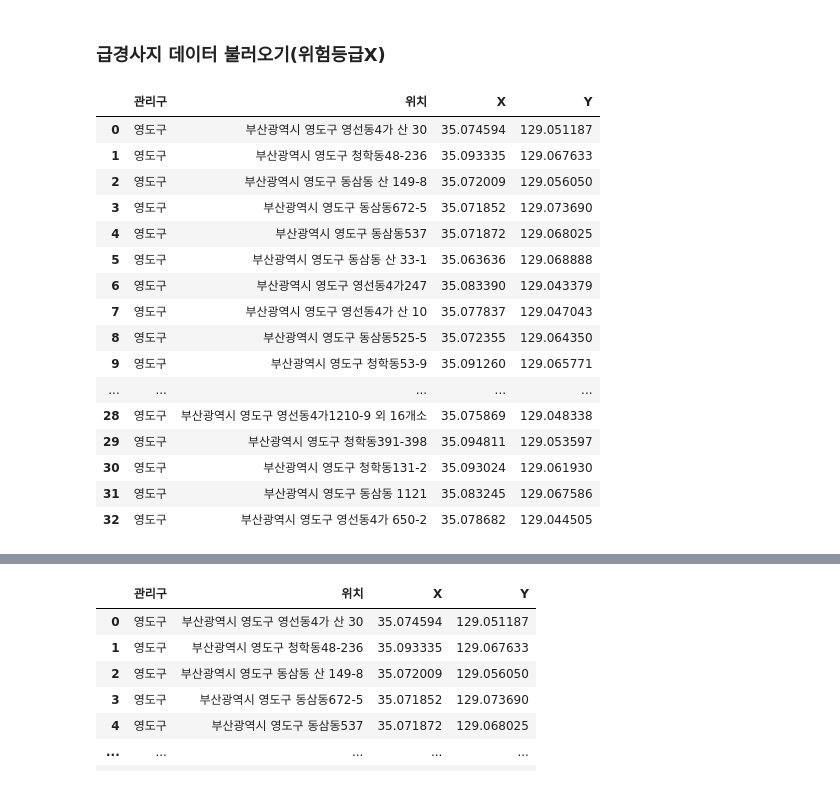
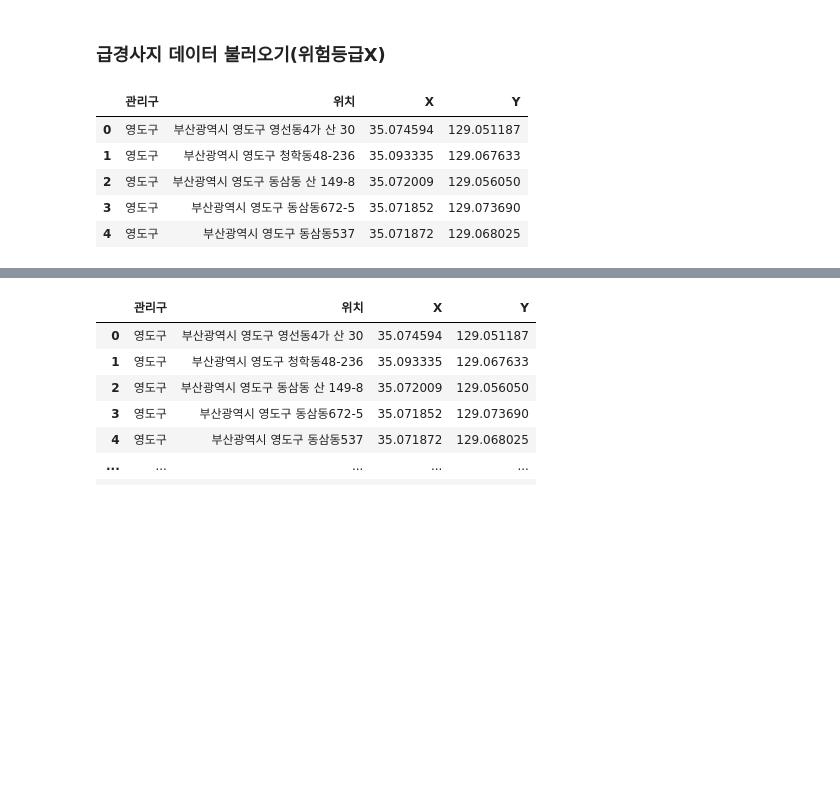
Before and after one commit to WithU-Bus/WithU-Bus, a Jupyter notebook: 급경사지.ipynb, the cells around one changed output, grey strips where cells are left out. Saved outputs shown, nothing was run; the diff lists cells and outputs as text; code cells hidden in the pictures; blank space fills up the shorter version.

```diff
--- a/급경사지.ipynb
+++ b/급경사지.ipynb
@@ -107,24 +67,13 @@ a
 ### 급경사지 데이터 불러오기(위험등급X)
 # %%
 youngdo = pd.read_excel('data\영도구_급경사지.xlsx')
-youngdo
+youngdo.head()
 # %% [output]
 |  | 관리구 | 위치 | X | Y |
 | 0 | 영도구 | 부산광역시 영도구 영선동4가 산 30 | 35.074594 | 129.051187 |
 | 1 | 영도구 | 부산광역시 영도구 청학동48-236 | 35.093335 | 129.067633 |
 | 2 | 영도구 | 부산광역시 영도구 동삼동 산 149-8 | 35.072009 | 129.056050 |
 | 3 | 영도구 | 부산광역시 영도구 동삼동672-5 | 35.071852 | 129.073690 |
 | 4 | 영도구 | 부산광역시 영도구 동삼동537 | 35.071872 | 129.068025 |
-| 5 | 영도구 | 부산광역시 영도구 동삼동 산 33-1 | 35.063636 | 129.068888 |
-| 6 | 영도구 | 부산광역시 영도구 영선동4가247 | 35.083390 | 129.043379 |
-| 7 | 영도구 | 부산광역시 영도구 영선동4가 산 10 | 35.077837 | 129.047043 |
-| 8 | 영도구 | 부산광역시 영도구 동삼동525-5 | 35.072355 | 129.064350 |
-| 9 | 영도구 | 부산광역시 영도구 청학동53-9 | 35.091260 | 129.065771 |
-| ... | ... | ... | ... | ... |
-| 28 | 영도구 | 부산광역시 영도구 영선동4가1210-9 외 16개소 | 35.075869 | 129.048338 |
-| 29 | 영도구 | 부산광역시 영도구 청학동391-398 | 35.094811 | 129.053597 |
-| 30 | 영도구 | 부산광역시 영도구 청학동131-2 | 35.093024 | 129.061930 |
-| 31 | 영도구 | 부산광역시 영도구 동삼동 1121 | 35.083245 | 129.067586 |
-| 32 | 영도구 | 부산광역시 영도구 영선동4가 650-2 | 35.078682 | 129.044505 |
 # %%
 gumjung = pd.read_excel('data\금정구_급경사지.xlsx')
```
Also changed, not shown: parts of 13 cells of this notebook, 3 other files.
